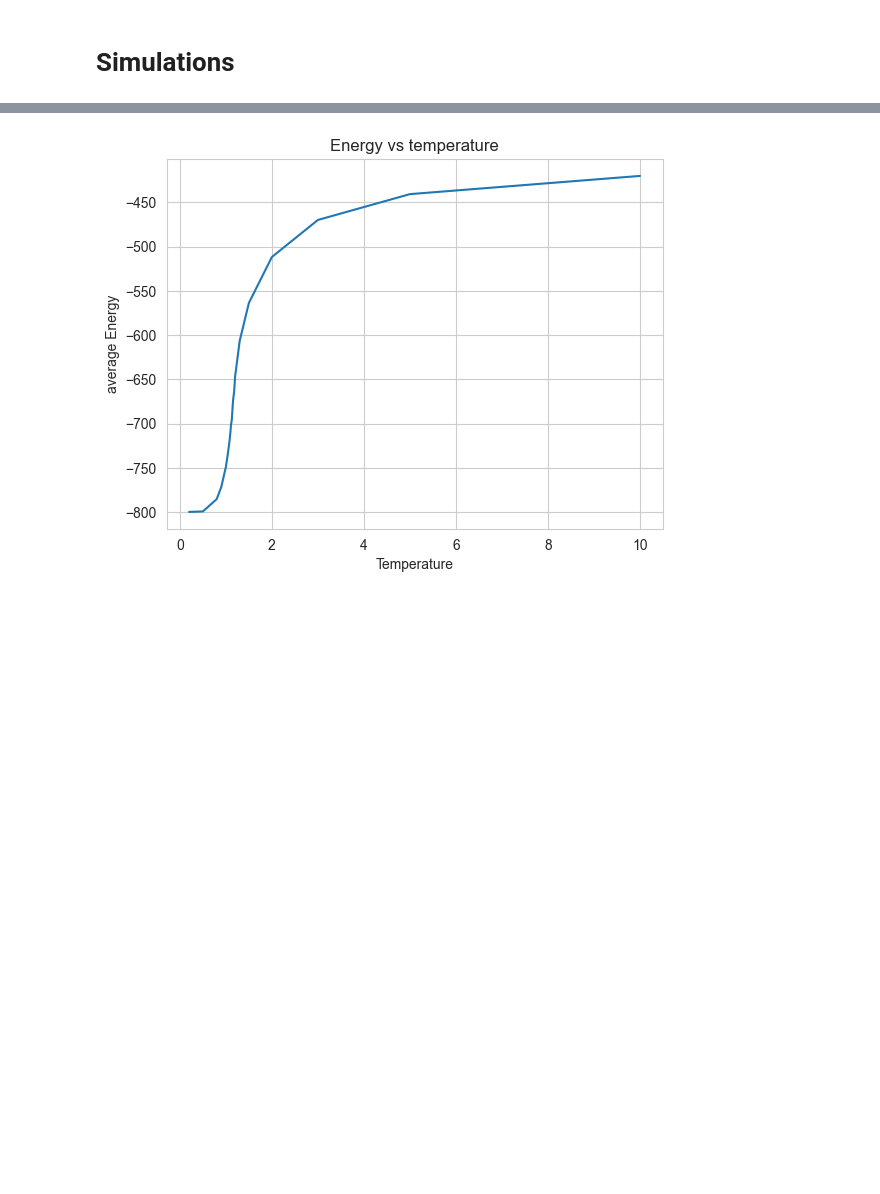
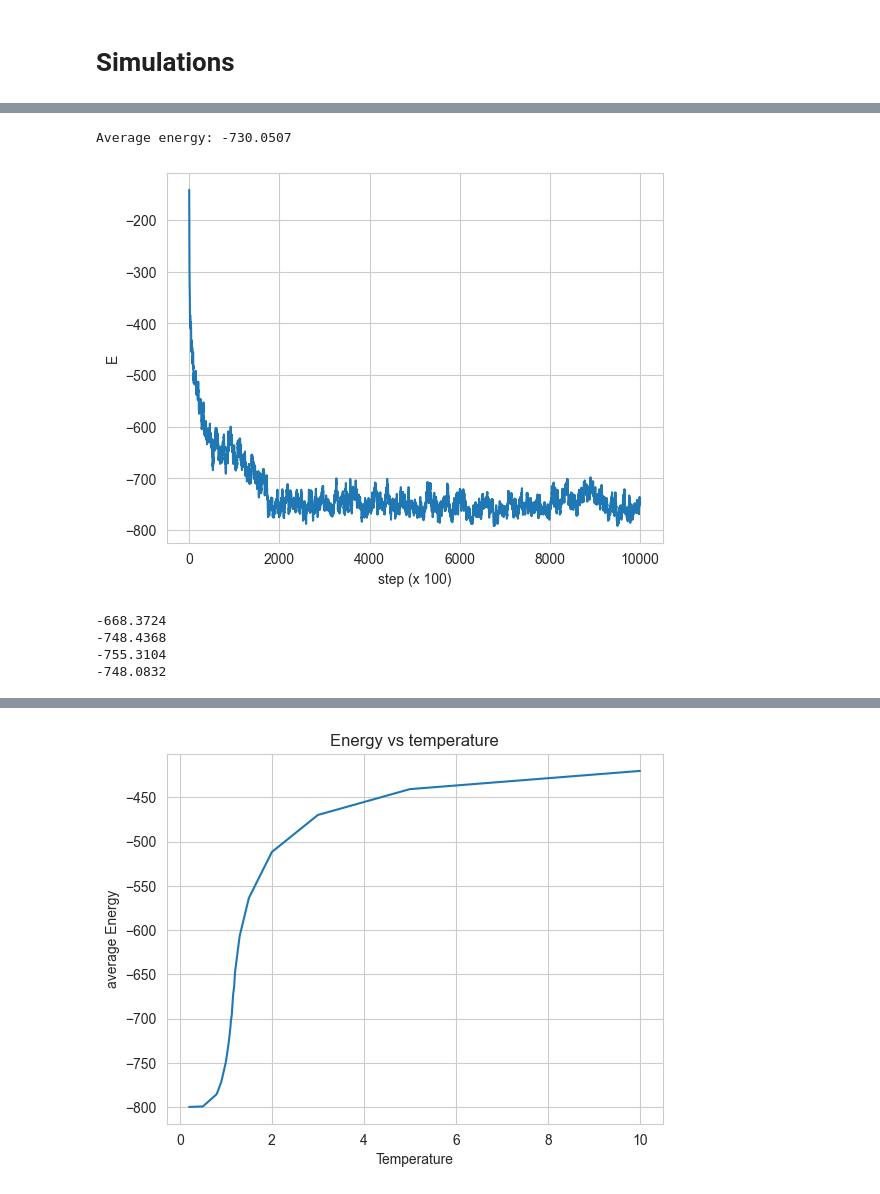
Before and after one commit to DarioFi/Potts-model-phase-transitions, a Jupyter notebook: Potts_final.ipynb, the cells around one changed output, grey strips where cells are left out. Drawn from its saved outputs; the diff is of its cells as text; code cells hidden in the pictures; blank space fills up the shorter version.

```diff
--- a/Potts_final.ipynb
+++ b/Potts_final.ipynb
@@ -238,20 +220,28 @@ plt.show()
 # %%
 en_history = en_historys[t]
 
 # plot energy evolution in time
 plt.plot(en_history)
-plt.xlabel("step")
+plt.xlabel(f'step (x {stride})')
 plt.ylabel("E")
 
 print(f'Average energy: {en_history.mean()}')
 plt.show()
+# %% [output]
+Average energy: -730.0507
+[figure, added]
 # %%
 # compute average energy using consecutive chunks of time. Check stationarity
 k = 4
-cuts = [i * nstep // k for i in range(k+1)]
+cuts = [i * len(en_history) // k for i in range(k+1)]
 
 for i in range(k):
     print(en_history[cuts[i]:cuts[i+1]].mean())
+# %% [output]
+-668.3724
+-748.4368
+-755.3104
+-748.0832
 # %%
 prob_history = prob_historys[t]
 n_accepted = n_accepteds[t]
```
Also changed, not shown: parts of 9 cells of this notebook, 1 other file.
